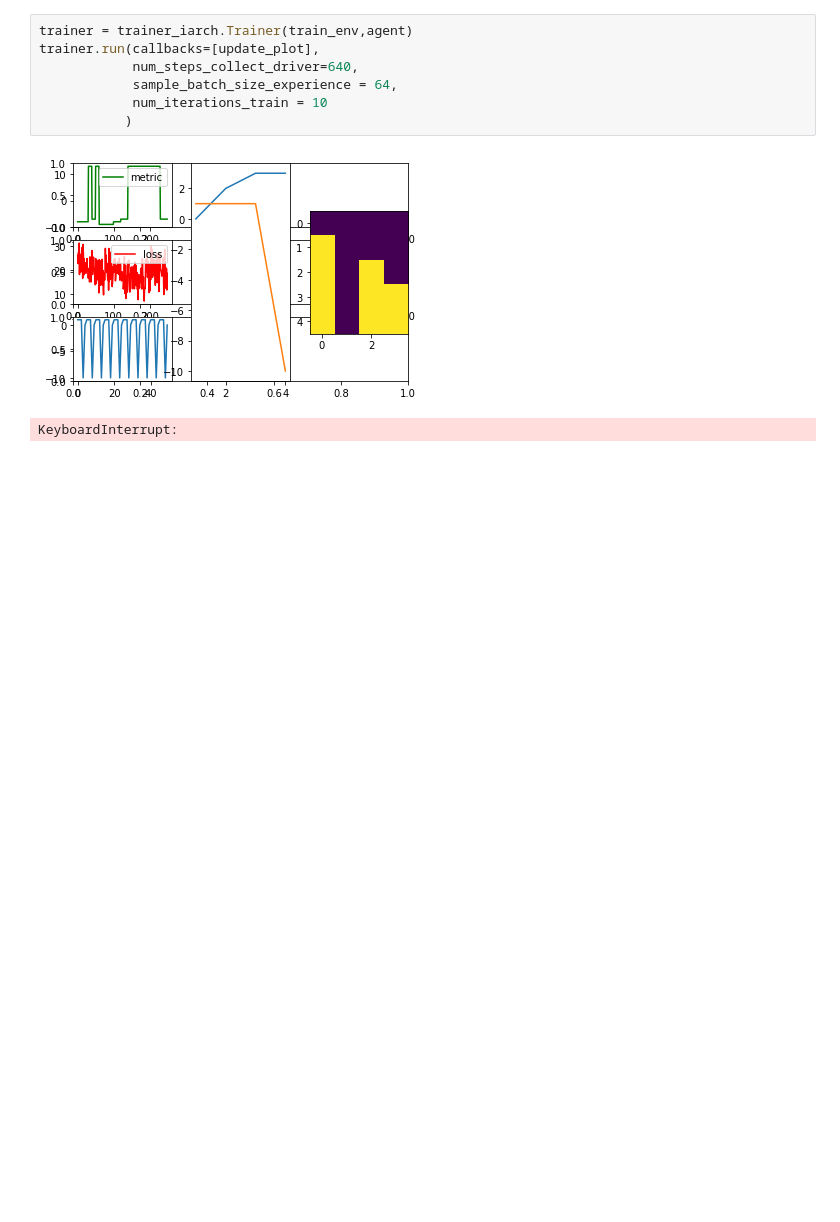
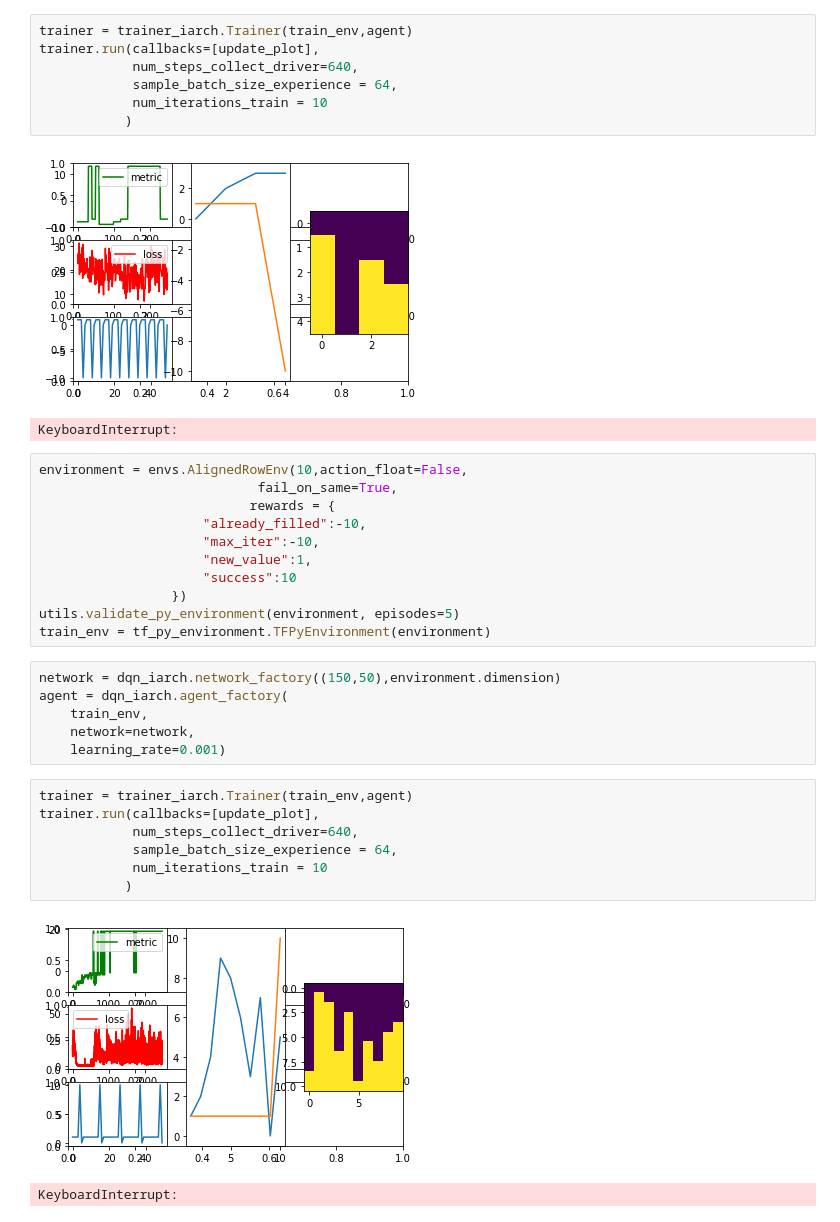
Before and after one commit to alexkocev/iarchitect, a Jupyter notebook: notebooks/Trainer.ipynb, the cells around one changed output. Drawn from its saved outputs; the diff is of its cells as text; blank space fills up the shorter version.

```diff
--- a/notebooks/Trainer.ipynb
+++ b/notebooks/Trainer.ipynb
@@ -101,3 +101,30 @@ trainer.run(callbacks=[update_plot],
 # %% [output]
 [figure]
 KeyboardInterrupt:
+# %%
+environment = envs.AlignedRowEnv(10,action_float=False,
+                            fail_on_same=True,
+                           rewards = {
+                     "already_filled":-10,
+                     "max_iter":-10,
+                     "new_value":1,
+                     "success":10
+                 })
+utils.validate_py_environment(environment, episodes=5)
+train_env = tf_py_environment.TFPyEnvironment(environment)
+# %%
+network = dqn_iarch.network_factory((150,50),environment.dimension)
+agent = dqn_iarch.agent_factory(
+    train_env,
+    network=network,
+    learning_rate=0.001)
+# %%
+trainer = trainer_iarch.Trainer(train_env,agent)
+trainer.run(callbacks=[update_plot],
+            num_steps_collect_driver=640,
+            sample_batch_size_experience = 64,
+            num_iterations_train = 10
+           )
+# %% [output]
+[figure, added]
+KeyboardInterrupt:
```
Also changed, not shown: 1 other file.
